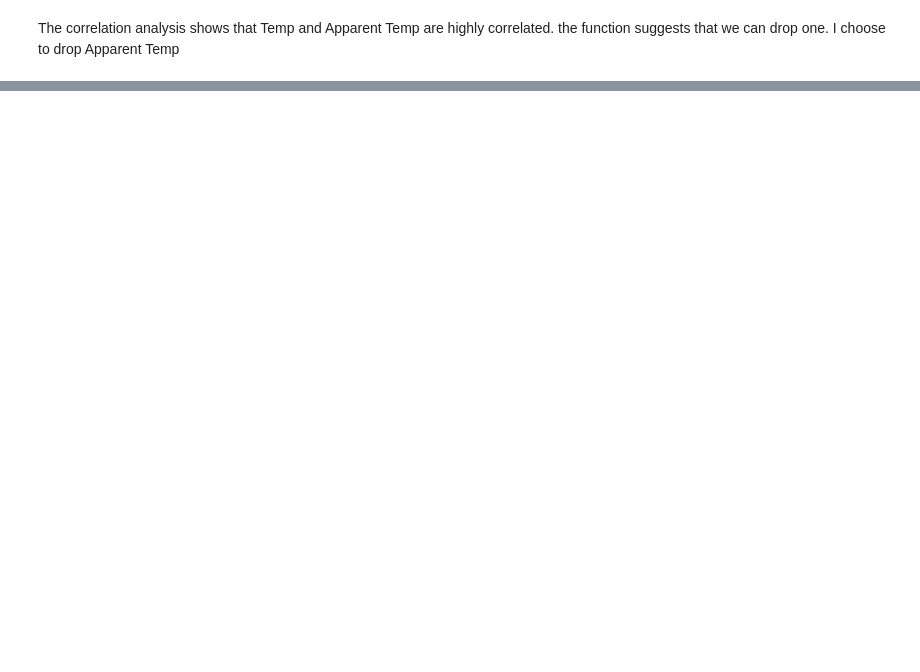
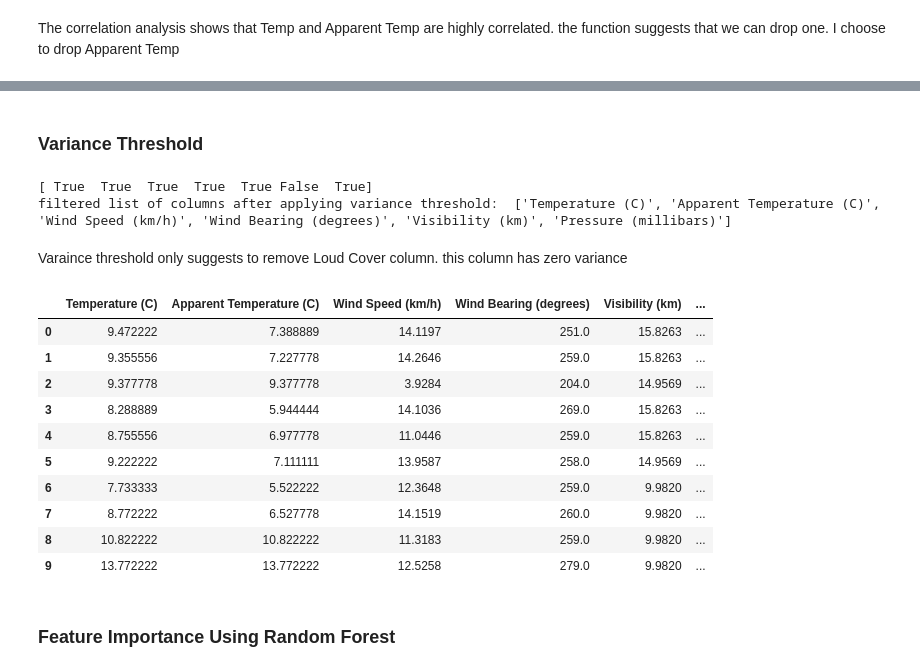
Before and after one commit to cohensaeb/AIDI_1002_Labs, a Jupyter notebook: week_3/lab_3/AIDI_1002_Week_3_Lab_3.ipynb, the cells around one changed output, grey strips where cells are left out. Drawn from its saved outputs; the diff is of its cells as text; code cells hidden in the pictures; blank space fills up the shorter version.

```diff
--- a/week_3/lab_3/AIDI_1002_Week_3_Lab_3.ipynb
+++ b/week_3/lab_3/AIDI_1002_Week_3_Lab_3.ipynb
@@ -115,4 +123,5 @@ Apparent Temperature (C) and Temperature (C) are correlated. you can drop one!
 # %% [markdown]
 The correlation analysis shows that Temp and Apparent Temp are highly correlated. the function suggests that we can drop one. I choose to drop Apparent Temp
 # %%
-df.drop(columns=['Apparent Temperature (C)'], inplace=True)
+df_corr_final = df.loc[:, df.columns != 'Apparent Temperature (C)']
+df_corr_final.head(5)
@@ -118,0 +189,42 @@ df.drop(columns=['Apparent Temperature (C)'], inplace=True)
+# %% [markdown]
+### Variance Threshold
+# %%
+def variance_thresh(df: 'dataframe', threshold=0):
+    df_indep = df.loc[:, df.columns != 'Humidity']
+    var = VarianceThreshold(threshold=threshold)
+    var.fit(df_indep)
+    var_array = var.get_support()
+    columns = df_indep.columns
+    filtered = []
+    for i in range (len(var_array)):
+        if not var_array[i]:
+            pass
+        else:
+            filtered.append(columns[i])
+    return var.get_support(), filtered
+# %%
+variance_array, filt = variance_thresh(df, 0.20)
+print(variance_array)
+print('filtered list of columns after applying variance threshold: ', filt)
+# %% [output]
+[ True  True  True  True  True False  True]
+filtered list of columns after applying variance threshold:  ['Temperature (C)', 'Apparent Temperature (C)', 'Wind Speed (km/h)', 'Wind Bearing (degrees)', 'Visibility (km)', 'Pressure (millibars)']
+# %% [markdown]
+Varaince threshold only suggests to remove Loud Cover column. this column has zero variance
+# %%
+df_var_final = df[filt]
+df_var_final.head(10)
+# %% [output]
+|  | Temperature (C) | Apparent Temperature (C) | Wind Speed (km/h) | Wind Bearing (degrees) | Visibility (km) | ... |
+| 0 | 9.472222 | 7.388889 | 14.1197 | 251.0 | 15.8263 | ... |
+| 1 | 9.355556 | 7.227778 | 14.2646 | 259.0 | 15.8263 | ... |
+| 2 | 9.377778 | 9.377778 | 3.9284 | 204.0 | 14.9569 | ... |
+| 3 | 8.288889 | 5.944444 | 14.1036 | 269.0 | 15.8263 | ... |
+| 4 | 8.755556 | 6.977778 | 11.0446 | 259.0 | 15.8263 | ... |
+| 5 | 9.222222 | 7.111111 | 13.9587 | 258.0 | 14.9569 | ... |
+| 6 | 7.733333 | 5.522222 | 12.3648 | 259.0 | 9.9820 | ... |
+| 7 | 8.772222 | 6.527778 | 14.1519 | 260.0 | 9.9820 | ... |
+| 8 | 10.822222 | 10.822222 | 11.3183 | 259.0 | 9.9820 | ... |
+| 9 | 13.772222 | 13.772222 | 12.5258 | 279.0 | 9.9820 | ... |
+# %% [markdown]
+### Feature Importance Using Random Forest
```
Also changed, not shown: parts of 18 cells of this notebook.
